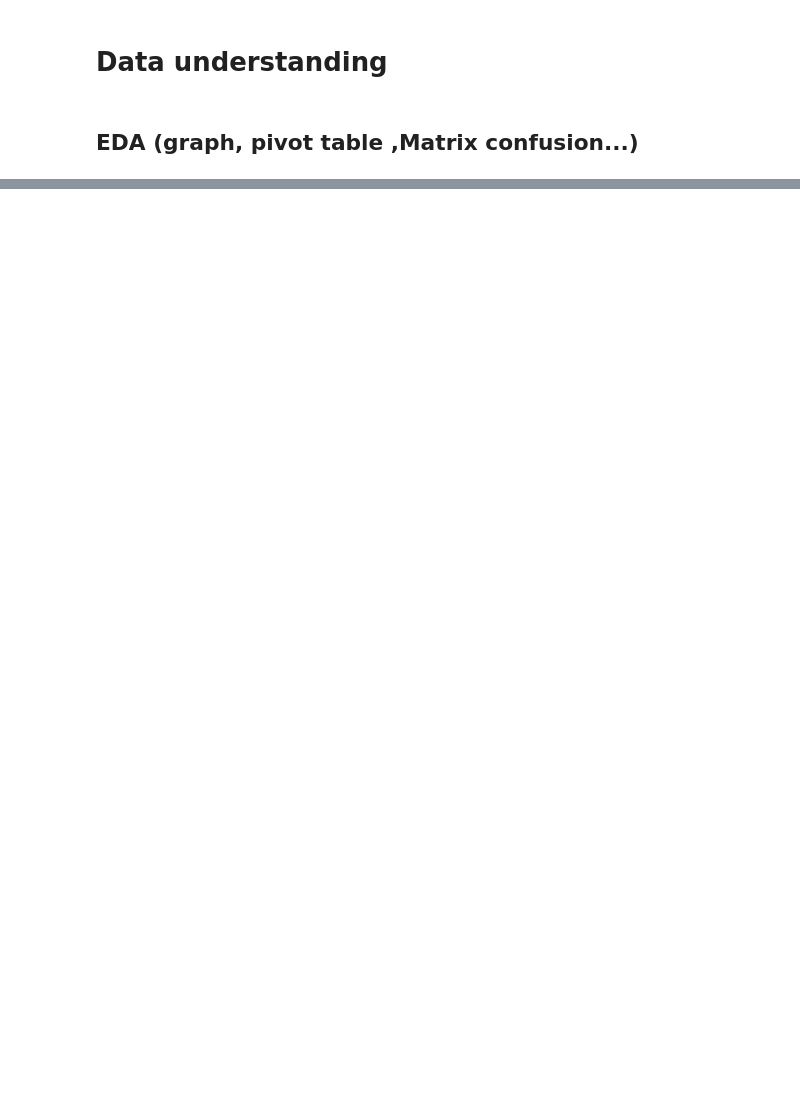
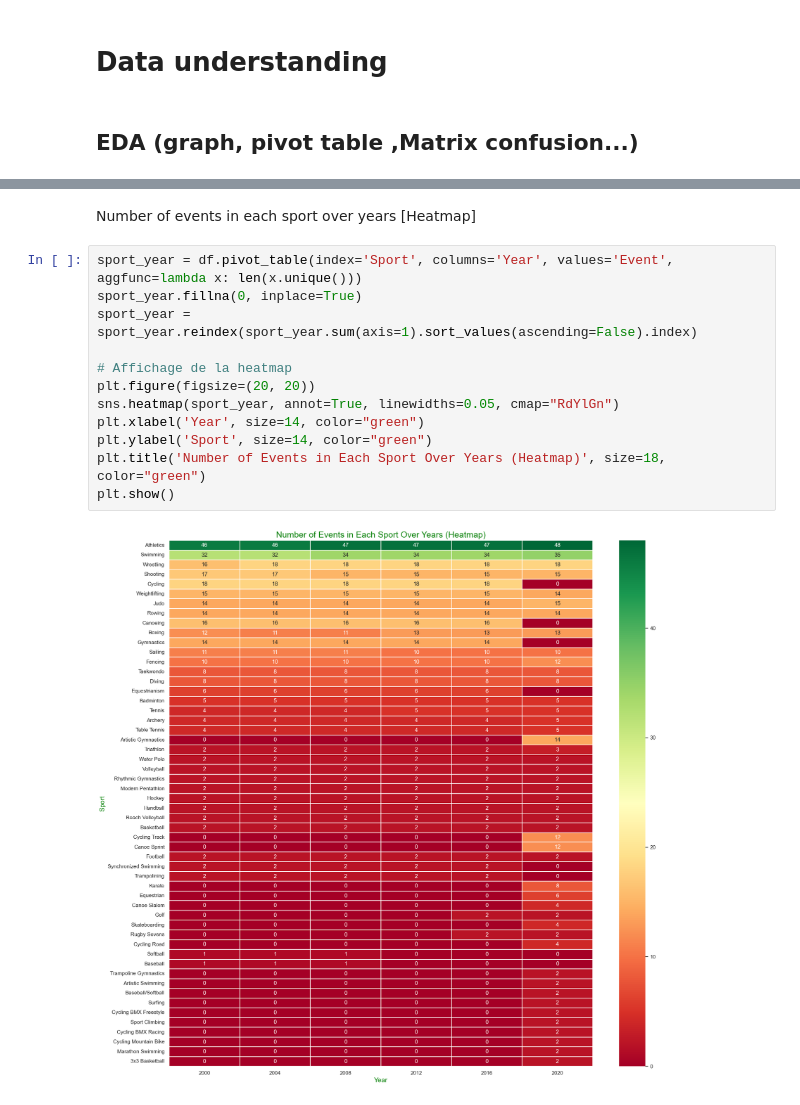
Before and after one commit to nastoo/tp-methodes-pour-analytique, a Jupyter notebook: Projet.ipynb, the cells around one changed output, grey strips where cells are left out. Cells and saved outputs as stored; diff of their text form; blank space fills up the shorter version.

```diff
--- a/Projet.ipynb
+++ b/Projet.ipynb
@@ -238,0 +476,16 @@ Effectivement notre base de données possède de nombreuses valeurs manquantes
+# %% [markdown]
+Number of events in each sport over years [Heatmap]
+# %%
+sport_year = df.pivot_table(index='Sport', columns='Year', values='Event', aggfunc=lambda x: len(x.unique()))
+sport_year.fillna(0, inplace=True)
+sport_year = sport_year.reindex(sport_year.sum(axis=1).sort_values(ascending=False).index)
+
+# Affichage de la heatmap
+plt.figure(figsize=(20, 20))
+sns.heatmap(sport_year, annot=True, linewidths=0.05, cmap="RdYlGn")
+plt.xlabel('Year', size=14, color="green")
+plt.ylabel('Sport', size=14, color="green")
+plt.title('Number of Events in Each Sport Over Years (Heatmap)', size=18, color="green")
+plt.show()
+# %% [output]
+[figure, added]
```
Also changed, not shown: parts of 42 cells of this notebook.
